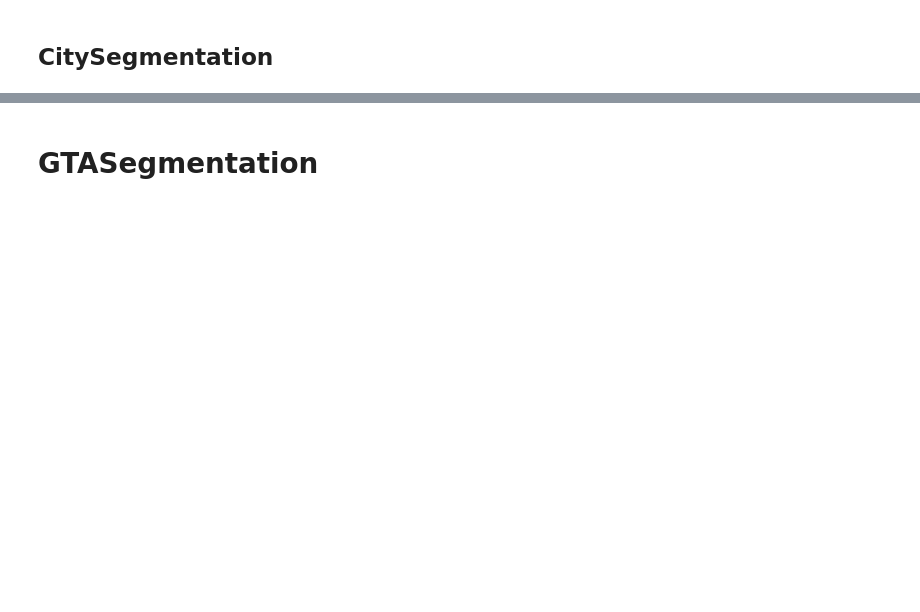
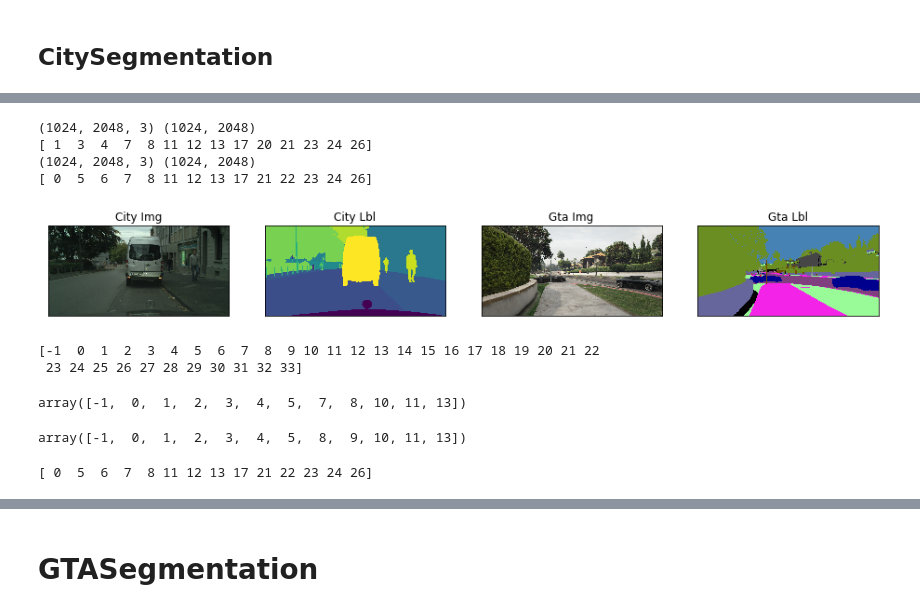
Before and after one commit to hi-space/SSL-Synthetic-Segmentation, a Jupyter notebook: data-scratch.ipynb, the cells around one changed output, grey strips where cells are left out. Cells and saved outputs as stored; diff of their text form; code cells hidden in the pictures; blank space fills up the shorter version.

```diff
--- a/data-scratch.ipynb
+++ b/data-scratch.ipynb
@@ -511,0 +495,78 @@ plt.imshow(np.transpose(sample_image[0,0:3], (1, 2, 0)))
+# %%
+city_img_path = '/data/datasets/citys/leftImg8bit/train/aachen/aachen_000173_000019_leftImg8bit.png'
+city_lbl_path = '/data/datasets/citys/gtFine/train/aachen/aachen_000173_000019_gtFine_labelIds.png'
+
+img = Image.open(city_img_path)
+lbl = Image.open(city_lbl_path)
+
+city_np_img = np.asarray(img, dtype=np.uint8)
+city_np_lbl = np.asarray(lbl, dtype=np.uint8)
+
+print(city_np_img.shape, city_np_lbl.shape)
+print(np.unique(city_np_lbl))
+
+city_img = img
+city_lbl = lbl
+
+gta_img_path = '/data/datasets/gta/images/09162.png'
+gta_lbl_path = '/data/datasets/gta/labels/09162.png'
+
+img = Image.open(gta_img_path)
+lbl = Image.open(gta_lbl_path)
+
+img_size = (2048, 1024)
+img = img.resize(img_size, Image.BILINEAR)
+lbl = lbl.resize(img_size, Image.NEAREST)
+
+gta_np_img = np.asarray(img, dtype=np.uint8)
+gta_np_lbl = np.asarray(lbl, dtype=np.uint8)
+
+print(gta_np_img.shape, gta_np_lbl.shape)
+print(np.unique(gta_np_lbl))
+
+gta_img = img
+gta_lbl = lbl
+
+visualize(city_img=city_img, city_lbl=city_lbl, gta_img=gta_img, gta_lbl=gta_lbl)
+# %% [output]
+(1024, 2048, 3) (1024, 2048)
+[ 1  3  4  7  8 11 12 13 17 20 21 23 24 26]
+(1024, 2048, 3) (1024, 2048)
+[ 0  5  6  7  8 11 12 13 17 21 22 23 24 26]
+[figure, added]
+# %%
+valid_classes = [7, 8, 11, 12, 13, 17, 19, 20, 21, 22, 23, 24, 25, 26, 27, 28, 31, 32, 33]
+_key = np.array([-1, -1, -1, -1, -1, -1,
+                  -1, -1, 0, 1, -1, -1,
+                  2, 3, 4, -1, -1, -1,
+                  5, -1, 6, 7, 8, 9,
+                  10, 11, 12, 13, 14, 15,
+                  -1, -1, 16, 17, 18])
+_mapping = np.array(range(-1, len(_key) - 1)).astype('int32')
+print(_mapping)
+
+def _class_to_index(mask):
+    # assert the value
+    values = np.unique(mask)
+    for value in values:
+        assert (value in _mapping)
+    index = np.digitize(mask.ravel(), _mapping, right=True)
+    return _key[index].reshape(mask.shape)
+# %% [output]
+[-1  0  1  2  3  4  5  6  7  8  9 10 11 12 13 14 15 16 17 18 19 20 21 22
+ 23 24 25 26 27 28 29 30 31 32 33]
+# %%
+np.unique(_class_to_index(city_np_lbl))
+# %% [output]
+array([-1,  0,  1,  2,  3,  4,  5,  7,  8, 10, 11, 13])
+# %%
+np.unique(_class_to_index(gta_np_lbl))
+# %% [output]
+array([-1,  0,  1,  2,  3,  4,  5,  8,  9, 10, 11, 13])
+# %%
+values = np.unique(gta_np_lbl)
+print(values)
+for value in values:
+    assert (value in _mapping)
+# %% [output]
+[ 0  5  6  7  8 11 12 13 17 21 22 23 24 26]
```
Also changed, not shown: parts of 23 cells of this notebook, 5 other files.
